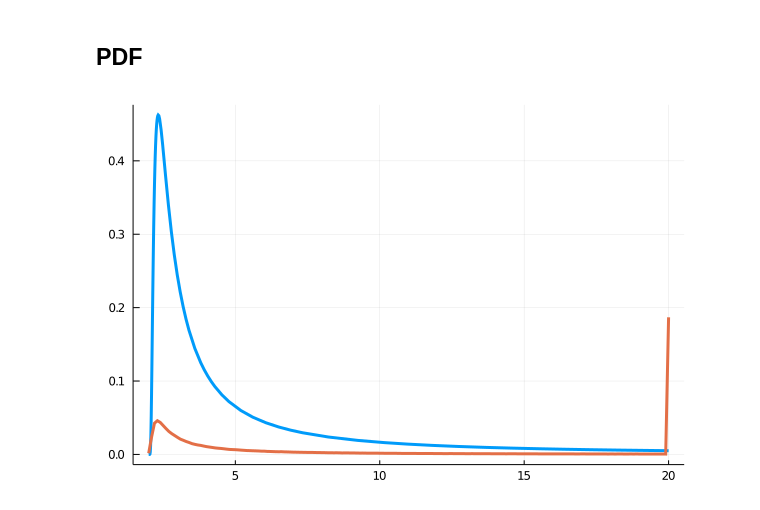
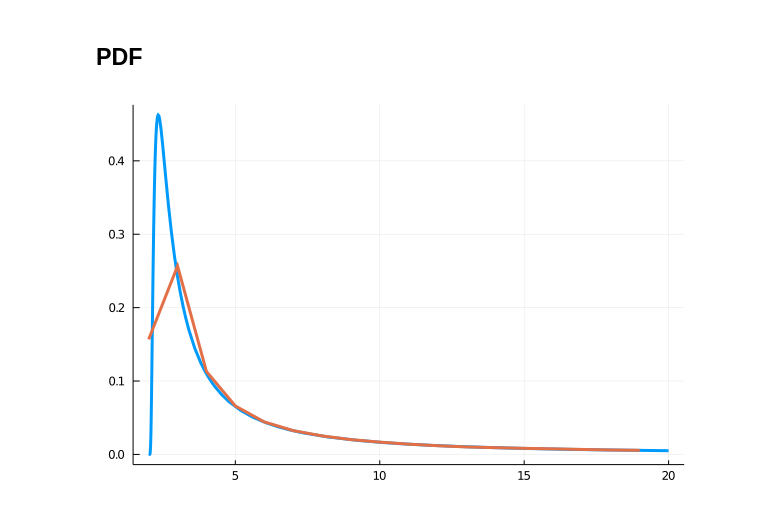
Before and after one commit to chwilko/CSoS, a Jupyter notebook: L2/Z4.ipynb, the cells around one changed output. Cells and saved outputs as stored; diff of their text form; code cells hidden in the pictures.

```diff
--- a/L2/Z4.ipynb
+++ b/L2/Z4.ipynb
@@ -83,11 +85,12 @@ my_dist = Levy(delta, gamma);
 # %%
 MC = 1000000; # perhaps the histogram ~= 0 is the fault of relatively low number of MC steps?
 t = delta:0.1:20;
+t2 = delta:20;
 xlim = [t[1] t[end]]
 ylim = [0 0.3]
 
 X = alphastable(MC, 1, alpha, beta, gamma, delta, 1);
-PDF_X = PDF(t, vec(X), MC);
+PDF_X = PDF(t2, vec(X), MC);
 CDF_X = CDF(t, vec(X), MC);
 # %% [markdown]
 # CDF
@@ -100,7 +103,7 @@ plot!(t -> cdf(my_dist, t), t[1], t[end], xlim = xlim, ylim = ylim, lw = 3, lege
 ## PDF
 # %%
 plot(t -> pdf(my_dist, t), t[1], t[end], xlim = xlim, ylim = ylim, lw = 3, legend = false)
-plot!(t, PDF_X, xlim = xlim, ylim = ylim, lw = 3, legend = false)
+plot!(t2[1:end - 1], PDF_X, xlim = xlim, ylim = ylim, lw = 3, legend = false)
 # histogram!(X, normalize = true, legend = false, bin = 1000, xlim = (-10, 10))
 # %% [output]
-[figure, old version]
+[figure, new version]
```
Also changed, not shown: parts of 5 cells of this notebook, 4 other files.
